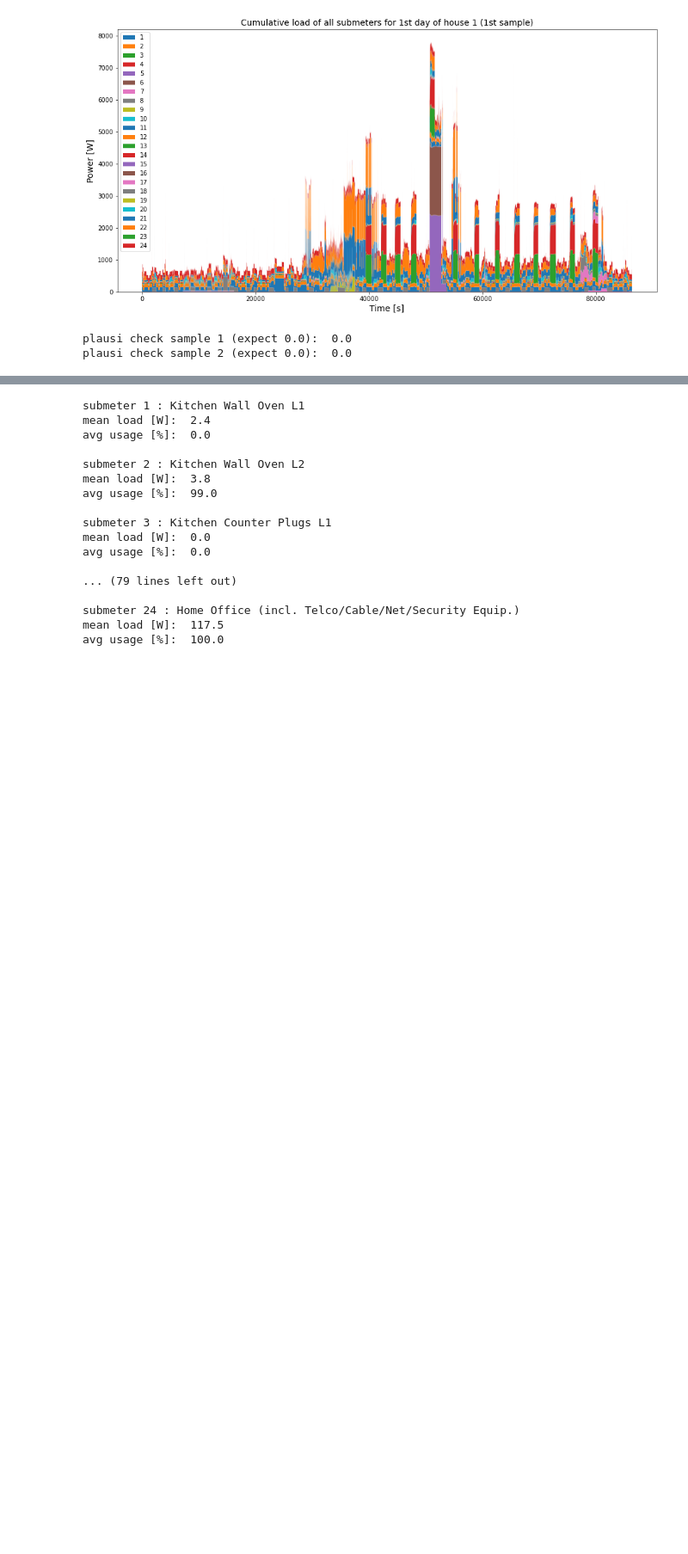
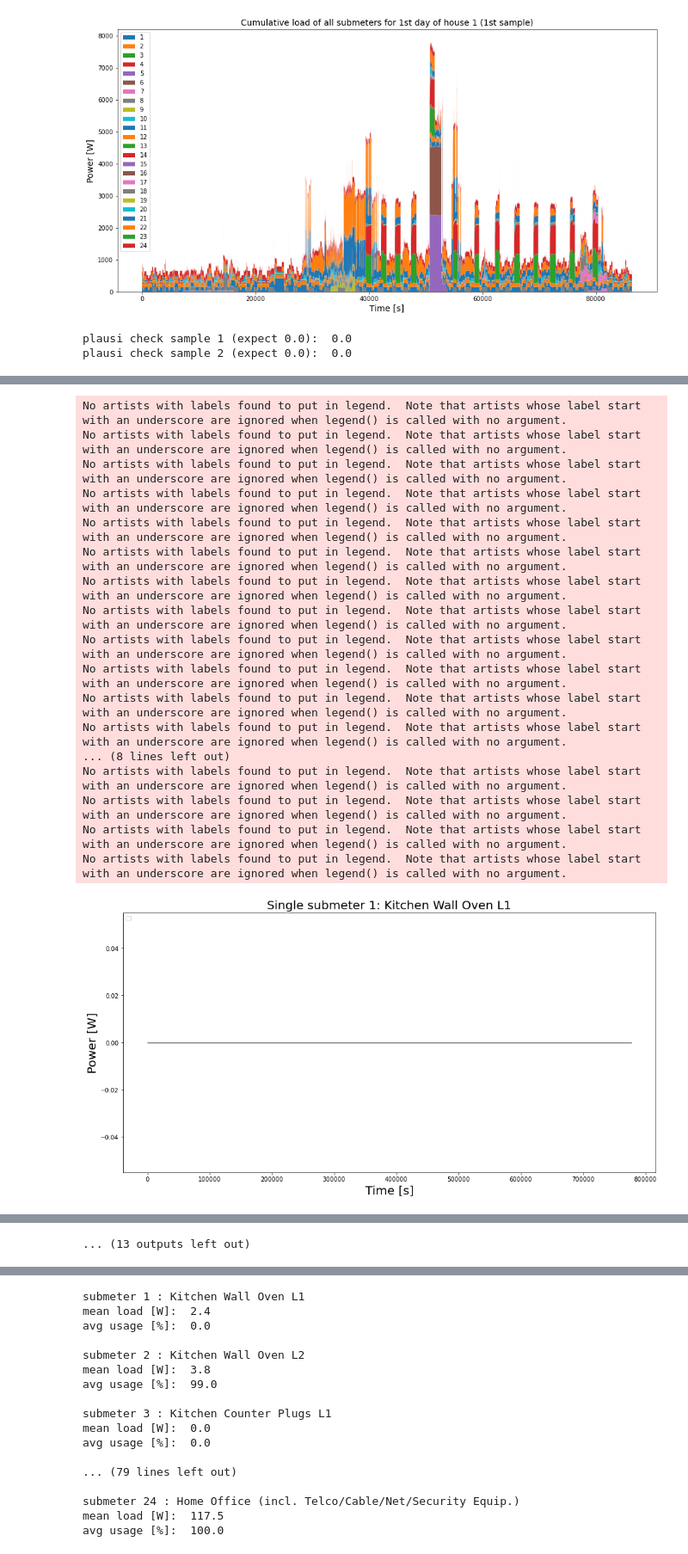
Before and after one commit to MarcoLandtHayen/NILM_NonIntrusiveLoadMonitoring, a Jupyter notebook: notebooks/02_NILM_RAEdataset_CNN.ipynb, the cells around one changed output, grey strips where cells are left out. Shown at 86% size. Cells and saved outputs as stored; diff of their text form; code cells hidden in the pictures; blank space fills up the shorter version.

```diff
--- a/notebooks/02_NILM_RAEdataset_CNN.ipynb
+++ b/notebooks/02_NILM_RAEdataset_CNN.ipynb
@@ -279,0 +303,32 @@ Text(0, 0.5, 'Power [W]')
+# %%
+## Inspect power load of 24 submeters individually (not aggregated!). Want to find individual noise levels.
+
+# Loop over number of submeters:
+for i in range(len(data1_transp)):
+
+    # Plot power load for whole time span of first sample (9 days) for house1
+    fig, ax = plt.subplots(figsize=(16, 8))
+    ax.stackplot(range(data1_transp.shape[1]), data1_transp[i,:], color="grey")
+    plt.legend(loc='upper left')
+    plt.title('Single submeter ' + str(i+1) + ': ' + labels_long[i], fontsize=20)
+    plt.xlabel('Time [s]', fontsize=20)
+    plt.ylabel('Power [W]', fontsize=20)
+# %% [output]
+No artists with labels found to put in legend.  Note that artists whose label start with an underscore are ignored when legend() is called with no argument.
+No artists with labels found to put in legend.  Note that artists whose label start with an underscore are ignored when legend() is called with no argument.
+No artists with labels found to put in legend.  Note that artists whose label start with an underscore are ignored when legend() is called with no argument.
+No artists with labels found to put in legend.  Note that artists whose label start with an underscore are ignored when legend() is called with no argument.
+No artists with labels found to put in legend.  Note that artists whose label start with an underscore are ignored when legend() is called with no argument.
+No artists with labels found to put in legend.  Note that artists whose label start with an underscore are ignored when legend() is called with no argument.
+No artists with labels found to put in legend.  Note that artists whose label start with an underscore are ignored when legend() is called with no argument.
+No artists with labels found to put in legend.  Note that artists whose label start with an underscore are ignored when legend() is called with no argument.
+No artists with labels found to put in legend.  Note that artists whose label start with an underscore are ignored when legend() is called with no argument.
+No artists with labels found to put in legend.  Note that artists whose label start with an underscore are ignored when legend() is called with no argument.
+No artists with labels found to put in legend.  Note that artists whose label start with an underscore are ignored when legend() is called with no argument.
+No artists with labels found to put in legend.  Note that artists whose label start with an underscore are ignored when legend() is called with no argument.
+... (8 lines left out)
+No artists with labels found to put in legend.  Note that artists whose label start with an underscore are ignored when legend() is called with no argument.
+No artists with labels found to put in legend.  Note that artists whose label start with an underscore are ignored when legend() is called with no argument.
+No artists with labels found to put in legend.  Note that artists whose label start with an underscore are ignored when legend() is called with no argument.
+No artists with labels found to put in legend.  Note that artists whose label start with an underscore are ignored when legend() is called with no argument.
+[figure, added]
@@ -279,0 +345 @@ Text(0, 0.5, 'Power [W]')
+... (13 outputs left out)
```
Also changed, not shown: parts of 13 cells of this notebook, 1 other file.
